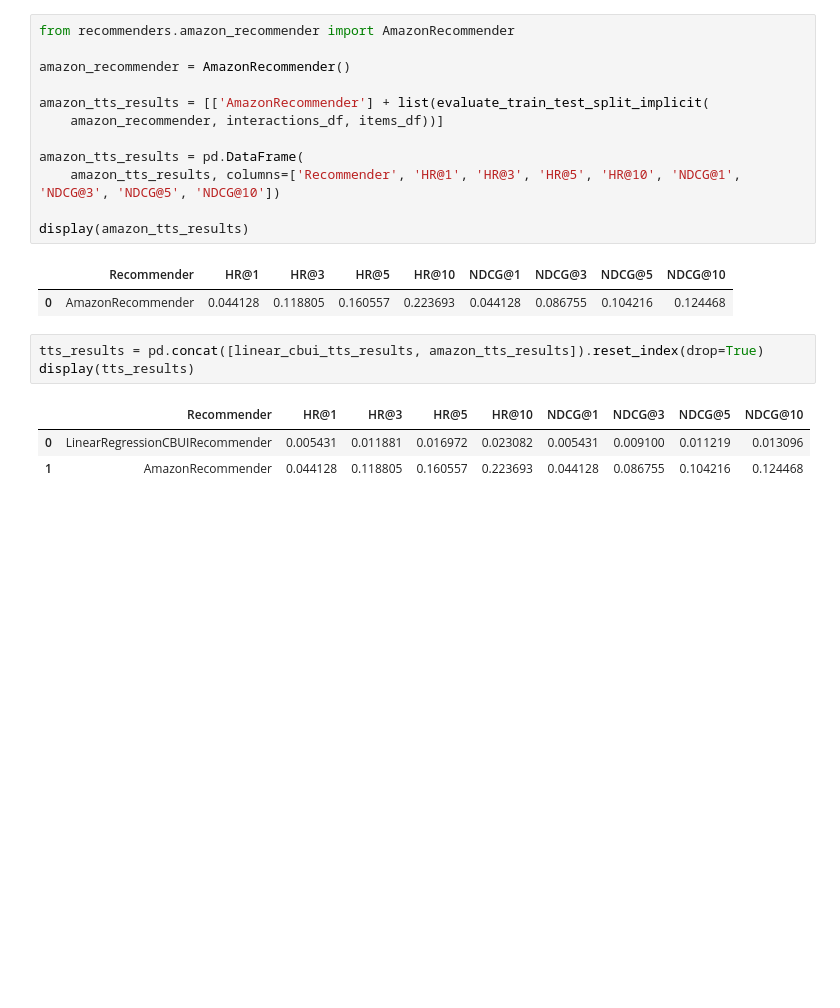
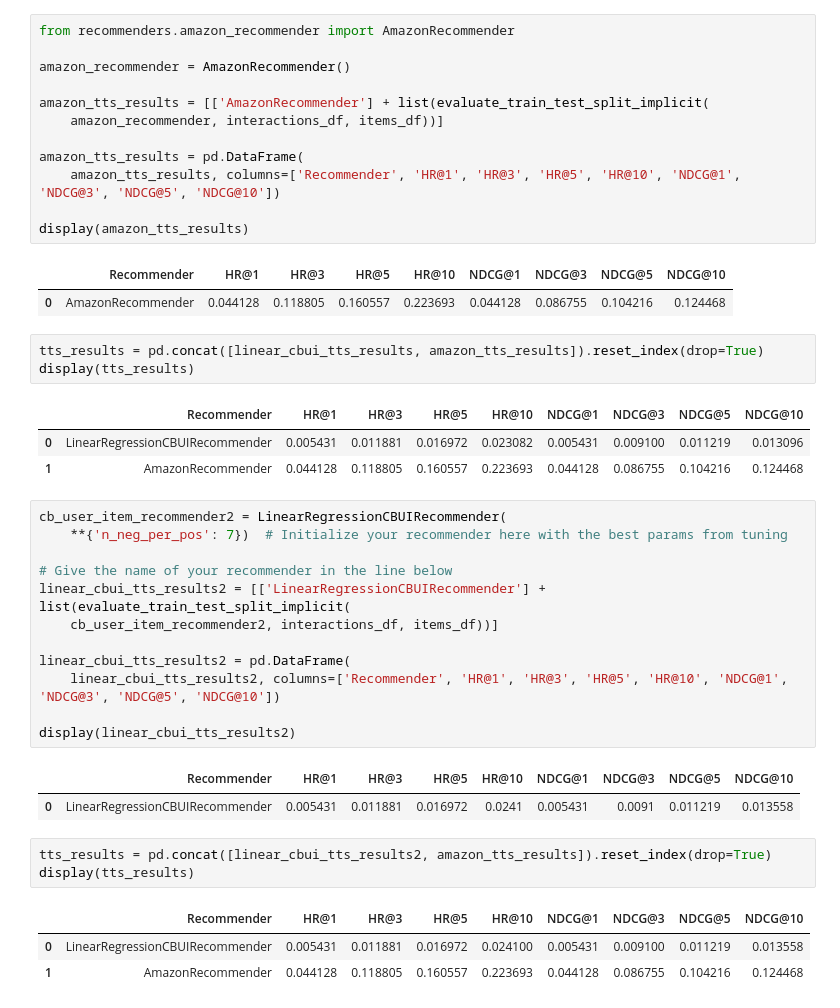
Before and after one commit to dansilecki/recommender-systems-project1, a Jupyter notebook: project_1_recommender_and_evaluation.ipynb, the cells around one changed output. Drawn from its saved outputs; the diff is of its cells as text; blank space fills up the shorter version.

```diff
--- a/project_1_recommender_and_evaluation.ipynb
+++ b/project_1_recommender_and_evaluation.ipynb
@@ -687,3 +693,25 @@ display(tts_results)
 |  | Recommender | HR@1 | HR@3 | HR@5 | HR@10 | NDCG@1 | NDCG@3 | NDCG@5 | NDCG@10 |
 | 0 | LinearRegressionCBUIRecommender | 0.005431 | 0.011881 | 0.016972 | 0.023082 | 0.005431 | 0.009100 | 0.011219 | 0.013096 |
 | 1 | AmazonRecommender | 0.044128 | 0.118805 | 0.160557 | 0.223693 | 0.044128 | 0.086755 | 0.104216 | 0.124468 |
+# %%
+cb_user_item_recommender2 = LinearRegressionCBUIRecommender(
+    **{'n_neg_per_pos': 7})  # Initialize your recommender here with the best params from tuning
+
+# Give the name of your recommender in the line below
+linear_cbui_tts_results2 = [['LinearRegressionCBUIRecommender'] + list(evaluate_train_test_split_implicit(
+    cb_user_item_recommender2, interactions_df, items_df))]
+
+linear_cbui_tts_results2 = pd.DataFrame(
+    linear_cbui_tts_results2, columns=['Recommender', 'HR@1', 'HR@3', 'HR@5', 'HR@10', 'NDCG@1', 'NDCG@3', 'NDCG@5', 'NDCG@10'])
+
+display(linear_cbui_tts_results2)
+# %% [output]
+|  | Recommender | HR@1 | HR@3 | HR@5 | HR@10 | NDCG@1 | NDCG@3 | NDCG@5 | NDCG@10 |
+| 0 | LinearRegressionCBUIRecommender | 0.005431 | 0.011881 | 0.016972 | 0.0241 | 0.005431 | 0.0091 | 0.011219 | 0.013558 |
+# %%
+tts_results = pd.concat([linear_cbui_tts_results2, amazon_tts_results]).reset_index(drop=True)
+display(tts_results)
+# %% [output]
+|  | Recommender | HR@1 | HR@3 | HR@5 | HR@10 | NDCG@1 | NDCG@3 | NDCG@5 | NDCG@10 |
+| 0 | LinearRegressionCBUIRecommender | 0.005431 | 0.011881 | 0.016972 | 0.024100 | 0.005431 | 0.009100 | 0.011219 | 0.013558 |
+| 1 | AmazonRecommender | 0.044128 | 0.118805 | 0.160557 | 0.223693 | 0.044128 | 0.086755 | 0.104216 | 0.124468 |
```
Also changed, not shown: parts of 7 cells of this notebook.
